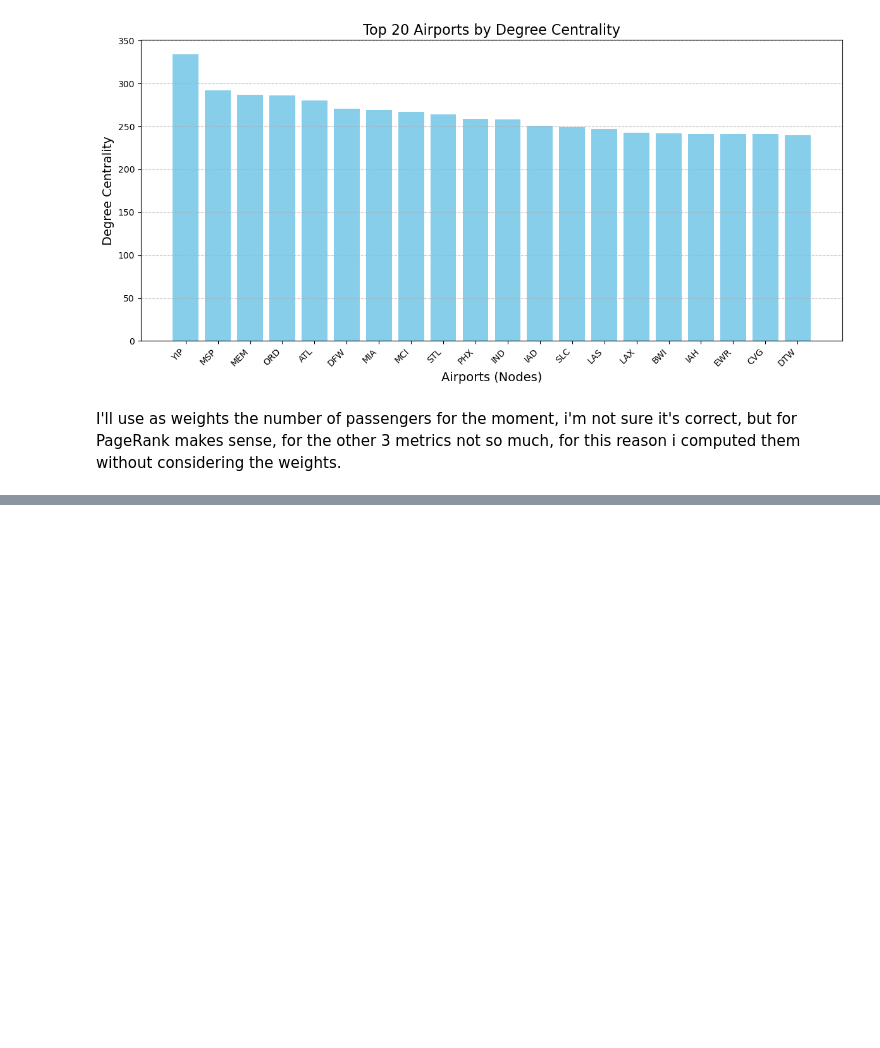
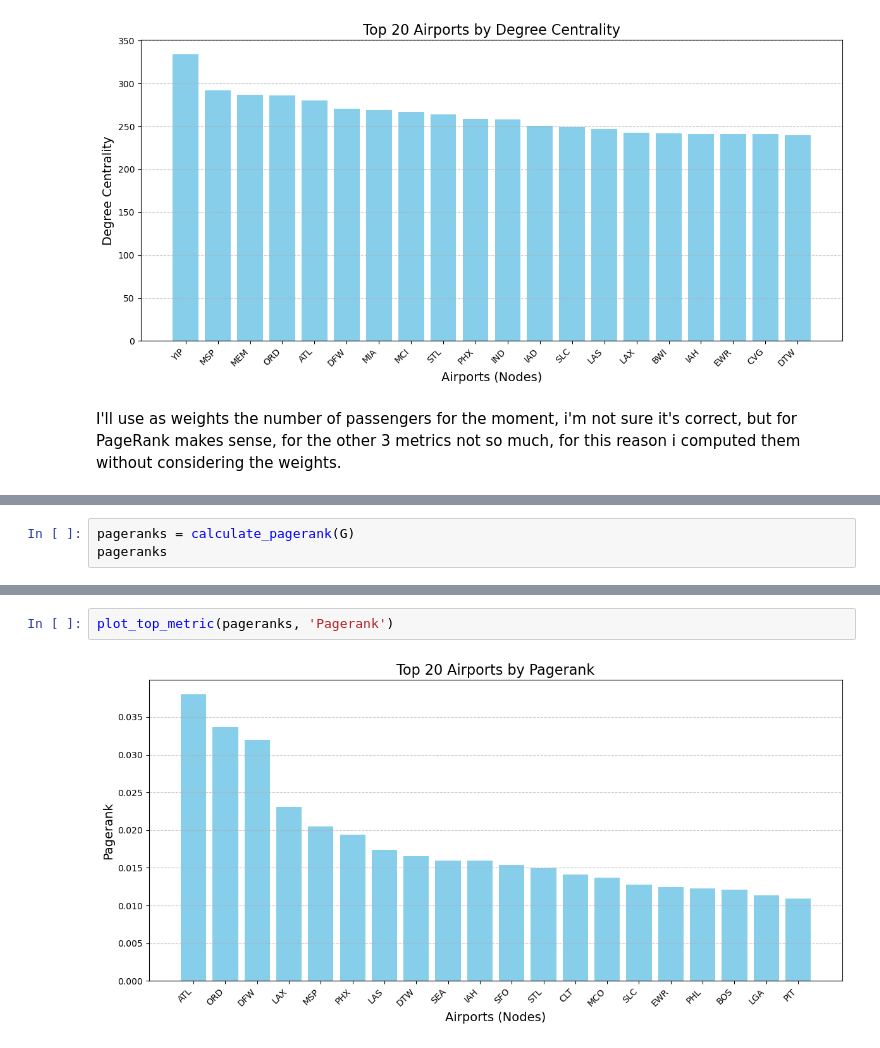
Before and after one commit to lebj995/ADM_HW5, a Jupyter notebook: main.ipynb, the cells around one changed output, grey strips where cells are left out. Saved outputs shown, nothing was run; the diff lists cells and outputs as text; blank space fills up the shorter version.

```diff
--- a/main.ipynb
+++ b/main.ipynb
@@ -279,0 +325,3 @@ I'll use as weights the number of passengers for the moment, i'm not sure it's c
+# %%
+pageranks = calculate_pagerank(G)
+pageranks
@@ -279,0 +346,4 @@ I'll use as weights the number of passengers for the moment, i'm not sure it's c
+# %%
+plot_top_metric(pageranks, 'Pagerank')
+# %% [output]
+[figure, added]
```
Also changed, not shown: parts of 4 cells of this notebook.
